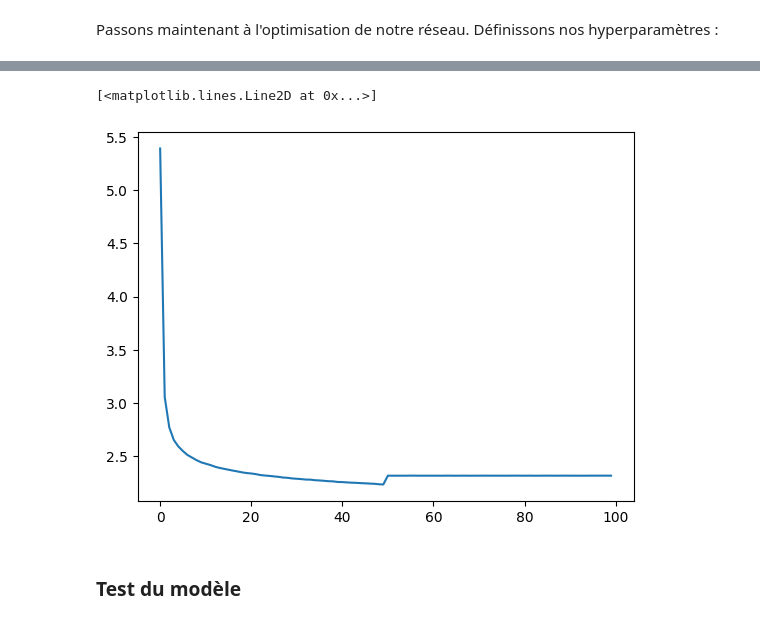
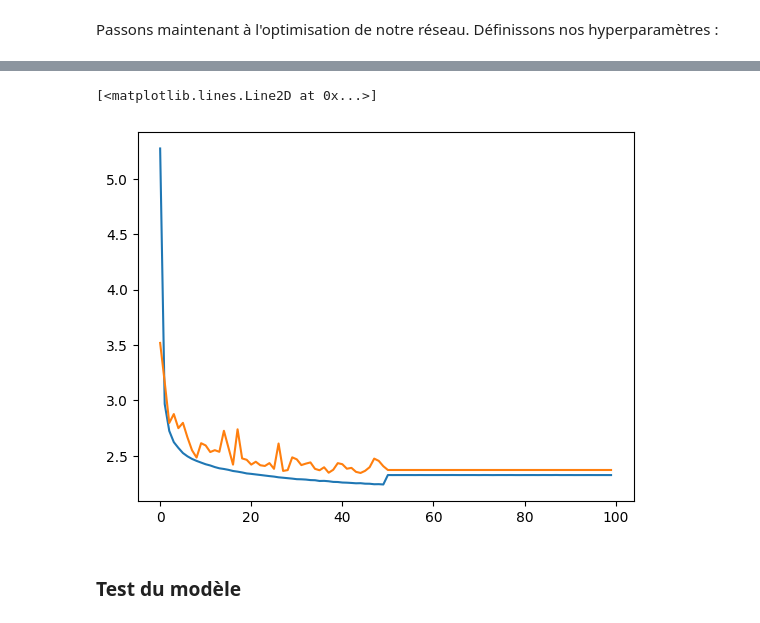
Before and after one commit to SimonThomine/CoursDeepLearning, a Jupyter notebook: 05_NLP/03_RéseauFullyConnected.ipynb, the cells around one changed output, grey strips where cells are left out. Drawn from its saved outputs; the diff is of its cells as text; code cells hidden in the pictures.

```diff
--- a/05_NLP/03_RéseauFullyConnected.ipynb
+++ b/05_NLP/03_RéseauFullyConnected.ipynb
@@ -216,6 +216,7 @@ for p in parameters:
   p.requires_grad = True
 # %%
 lossi=[]
+lossvali=[]
 stepi = []
 for epoch in range(epochs):
   loss_epoch=0
@@ -239,8 +240,18 @@ for epoch in range(epochs):
     loss_epoch+=loss
 
   loss_epoch=loss_epoch/len(train_loader)
-  if epoch%5==0:
-      print("loss epoch"+str(epoch) + ": ",loss_epoch)
   stepi.append(epoch)
   lossi.append(loss_epoch.item())
+  # Calcul du loss de validation (pour surveiller l'overfitting)
+  loss_val=0
+  for x,y in val_loader:
+    emb = C[x]
+    h = torch.tanh(emb.view(-1, block_size*embed_dim) @ W1 + b1)
+    logits = h @ W2 + b2
+    loss = F.cross_entropy(logits, y)
+    loss_val+=loss
+  loss_val=loss_val/len(val_loader)
+  lossvali.append(loss_val.item())
+  if epoch%10==0:
+    print(f"Epoch {epoch} - Training loss: {loss_epoch.item():.3f}, Validation loss: {loss_val.item():.3f}")
 # %% [output]
@@ -267,8 +268,9 @@ loss epoch95:  tensor(2.3154, grad_fn=<DivBackward0>)
 # %%
 plt.plot(stepi, lossi)
+plt.plot(stepi,lossvali)
 # %% [output]
 [<matplotlib.lines.Line2D at 0x...>]
-[figure, old version]
+[figure, new version]
 # %% [markdown]
 ### Test du modèle
 # %% [markdown]
```
Also changed, not shown: parts of 6 cells of this notebook, 4 other files.
